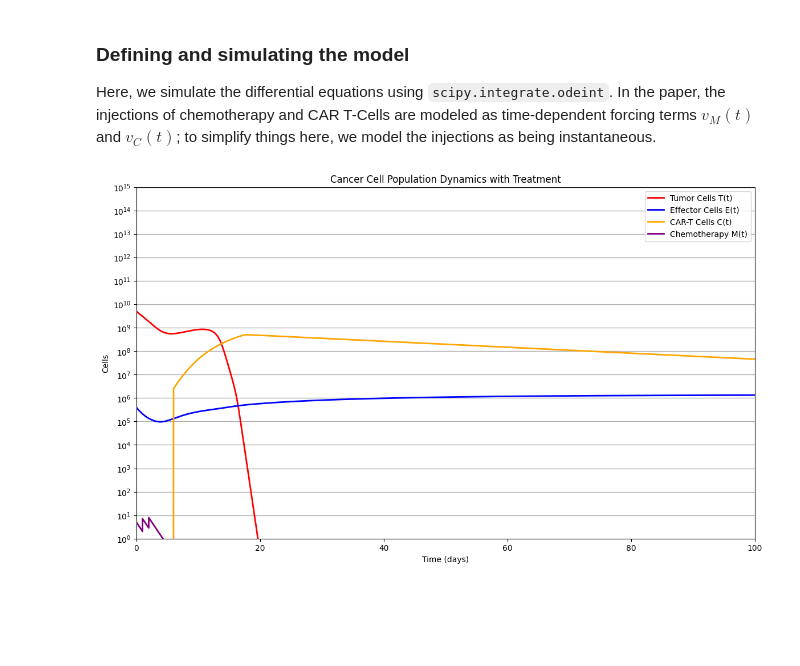
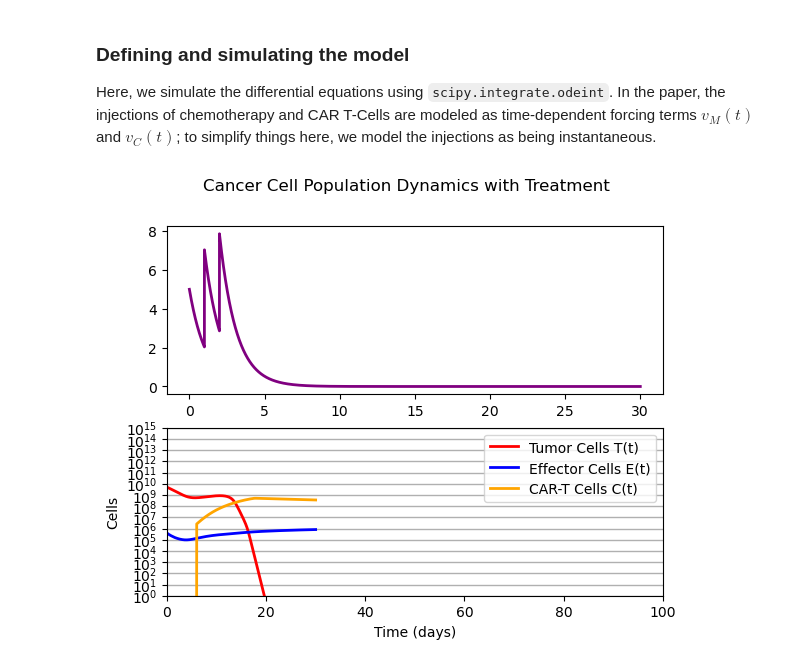
Before and after one commit to Rohan-Pandey1729/CAR-T-Cell, a Jupyter notebook: chemo_cart_sim.ipynb, the cells around one changed output. Cells and saved outputs as stored; diff of their text form; code cells hidden in the pictures; blank space fills up the shorter version.

Commit message:
Updated plots and seperated them

```diff
--- a/chemo_cart_sim.ipynb
+++ b/chemo_cart_sim.ipynb
@@ -141,13 +143,17 @@ def simulate(model, y0, params, injection_times_M, dosage_M, injection_time_C, d
 # %%
 # fix this later
 def plot_graphs(t, y, xmax=50):
-    plt.figure(figsize=(14, 8))
+    fig, axs = plt.subplots(2)
+    fig.suptitle('Cancer Cell Population Dynamics with Treatment')
+    # plt.figure(figsize=(14, 8))
     T, E, C, M = y[:, 0], y[:, 1], y[:, 2], y[:, 3]
-    plt.plot(t, T, label="Tumor Cells T(t)", color="red", linewidth=2)
-    plt.plot(t, E, label="Effector Cells E(t)", color="blue", linewidth=2)
-    plt.plot(t, C, label="CAR-T Cells C(t)", color="orange", linewidth=2)
-    plt.plot(t, M, label="Chemotherapy M(t)", color="purple", linewidth=2)
-    plt.yscale('log')
+    axs[1].plot(t, T, label="Tumor Cells T(t)", color="red", linewidth=2)
+    axs[1].plot(t, E, label="Effector Cells E(t)", color="blue", linewidth=2)
+    axs[1].plot(t, C, label="CAR-T Cells C(t)", color="orange", linewidth=2)
+    axs[0].plot(t, M, label="Chemotherapy M(t)", color="purple", linewidth=2)
+    # plt.yscale('log')
+    axs[0].set_yscale('exp')
+    axs[1].set_yscale('log')
     plt.gca().yaxis.set_major_locator(ticker.LogLocator(base=10, numticks=15))
     plt.grid(True, which="major", axis="y", linewidth=1)
 
@@ -156,7 +162,7 @@ def plot_graphs(t, y, xmax=50):
 
     plt.xlabel('Time (days)')
     plt.ylabel('Cells')
-    plt.title('Cancer Cell Population Dynamics with Treatment')
+    # plt.title('Cancer Cell Population Dynamics with Treatment')
     plt.legend(loc='best')
     plt.show()
 # %%
@@ -174,18 +180,22 @@ injection_time_C_2, dosage_C_2 = 6, 1e7
 # %%
 t, y = simulate(
     model,
     y0_pat_2,
     PARAMS_PAT_2,
     injection_times_M=injection_times_M_1,
     injection_time_C=injection_time_C_1,
     dosage_M=dosage_M_1,
     dosage_C=dosage_C_1,
     t_initial=0,
-    t_final=100,
+    t_final=30,
+    #t_final = 100,
     time_step=0.001
 )
 # print(y[:50])
 
+
+
+
 plot_graphs(t, y, xmax=100)
 # %% [output]
-[figure, old version]
+[figure, new version]
```
Also changed, not shown: parts of 1 cell of this notebook.
